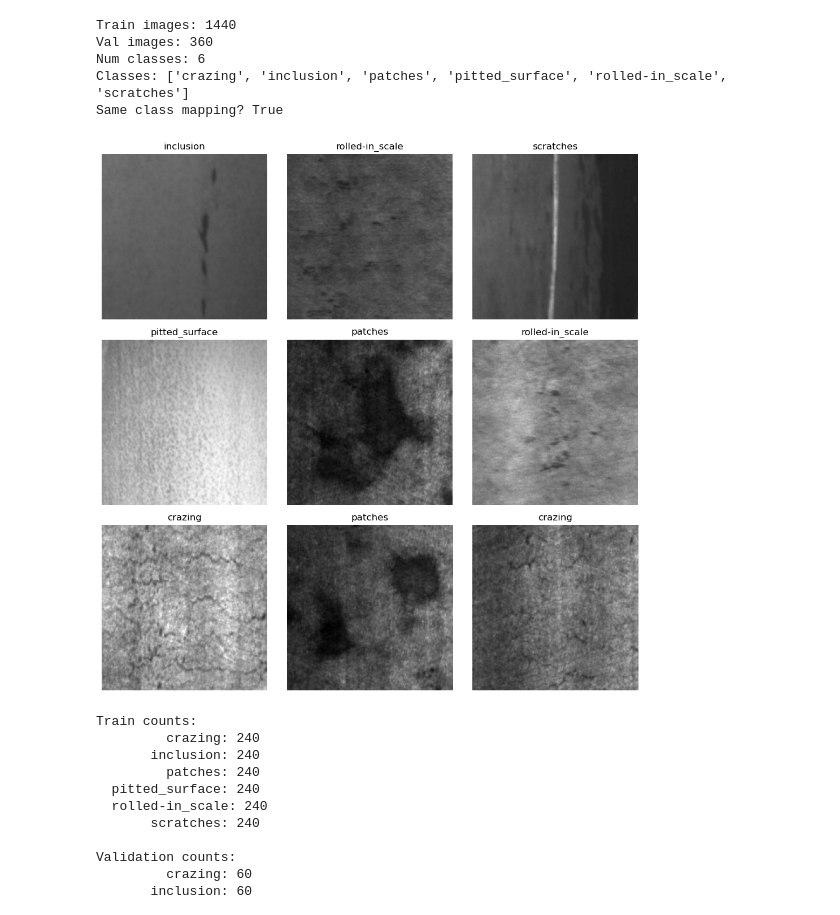
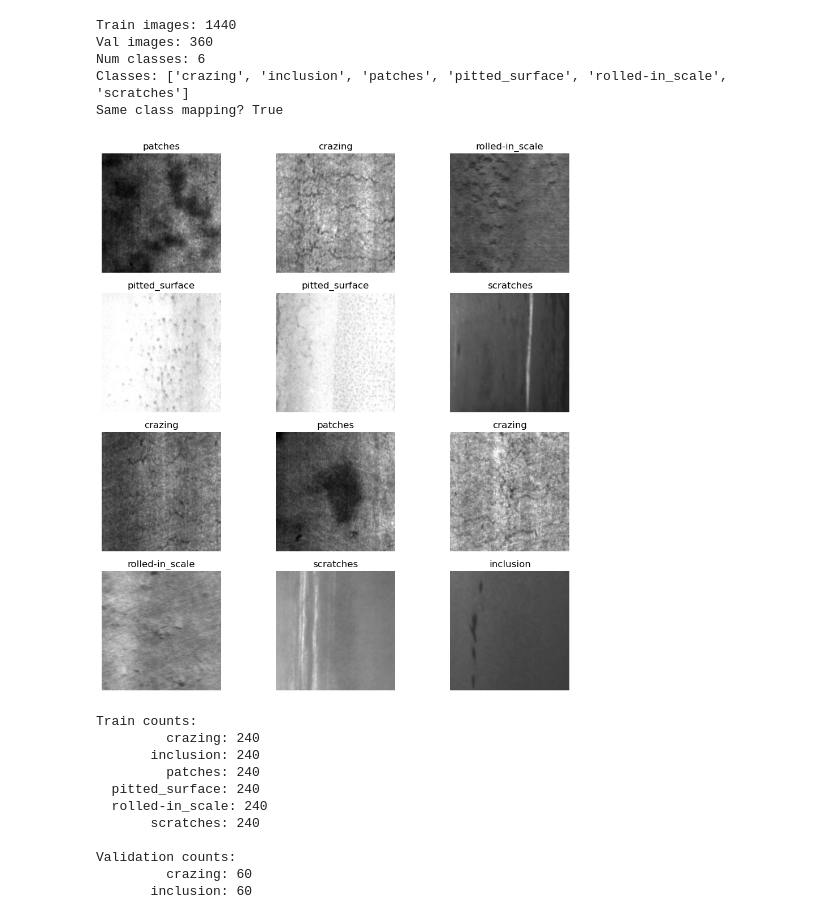
Before and after one commit to royphelps1/AI-Industrial-Quality-Inspector, a Jupyter notebook: notebooks/01_data_exploration.ipynb, the cells around one changed output. Drawn from its saved outputs; the diff is of its cells as text; code cells hidden in the pictures.

Commit message:
Add final project notebook, figures, trained model, requirements, and ignore raw dataset

```diff
--- a/notebooks/01_data_exploration.ipynb
+++ b/notebooks/01_data_exploration.ipynb
@@ -65,28 +67,28 @@ Same class mapping? True
 # %%
 
 
-def show_samples(ds, n=9, seed=42):
+def show_samples(ds, n=12, seed=42):
     rng = np.random.default_rng(seed)
     idxs = rng.choice(len(ds), size=n, replace=False)
 
     cols = 3
     rows = int(np.ceil(n / cols))
     plt.figure(figsize=(10, 10))
 
     for i, idx in enumerate(idxs, start=1):
         x, y = ds[idx]  # Tensor CHW, label index
         img = x.permute(1, 2, 0).numpy()  # CHW -> HWC
         plt.subplot(rows, cols, i)
         plt.imshow(img)
         plt.title(ds.classes[y])
         plt.axis("off")
 
     plt.tight_layout()
     plt.show()
 
-show_samples(train_ds, n=9)
+show_samples(train_ds, n=12)
 # %% [output]
-[figure, old version]
+[figure, new version]
 # %%
 
 
```
Also changed, not shown: parts of 2 cells of this notebook, 9 other files.
